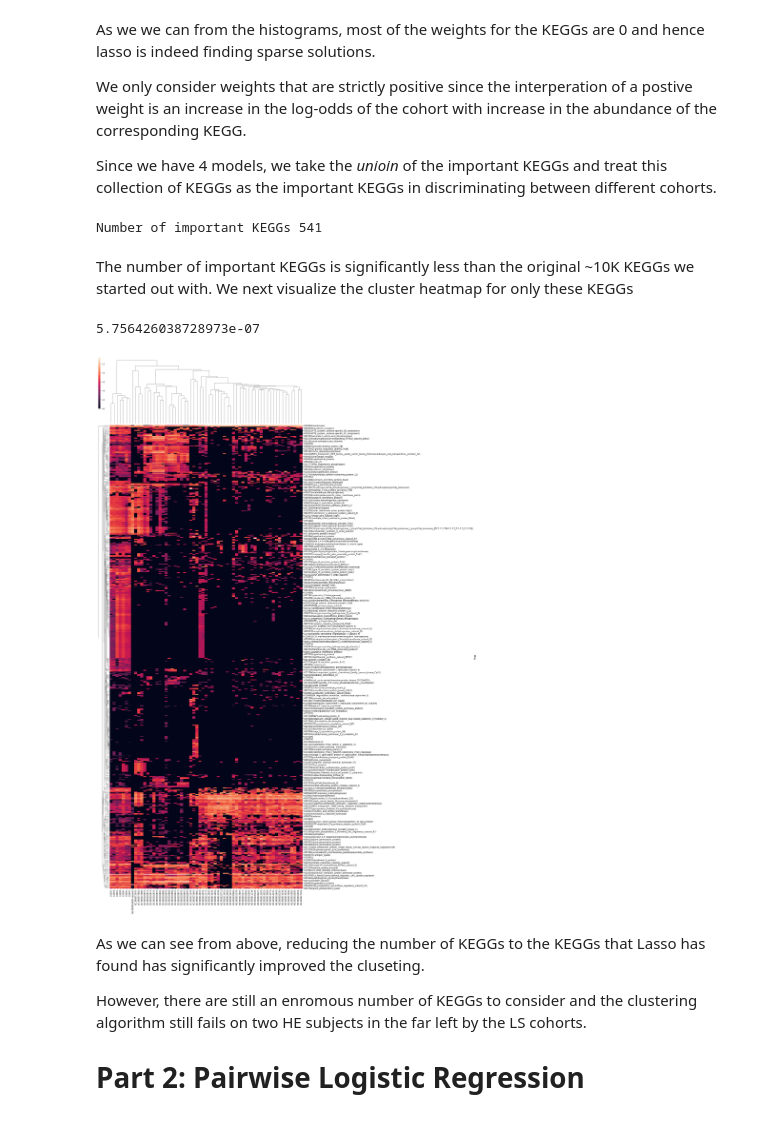
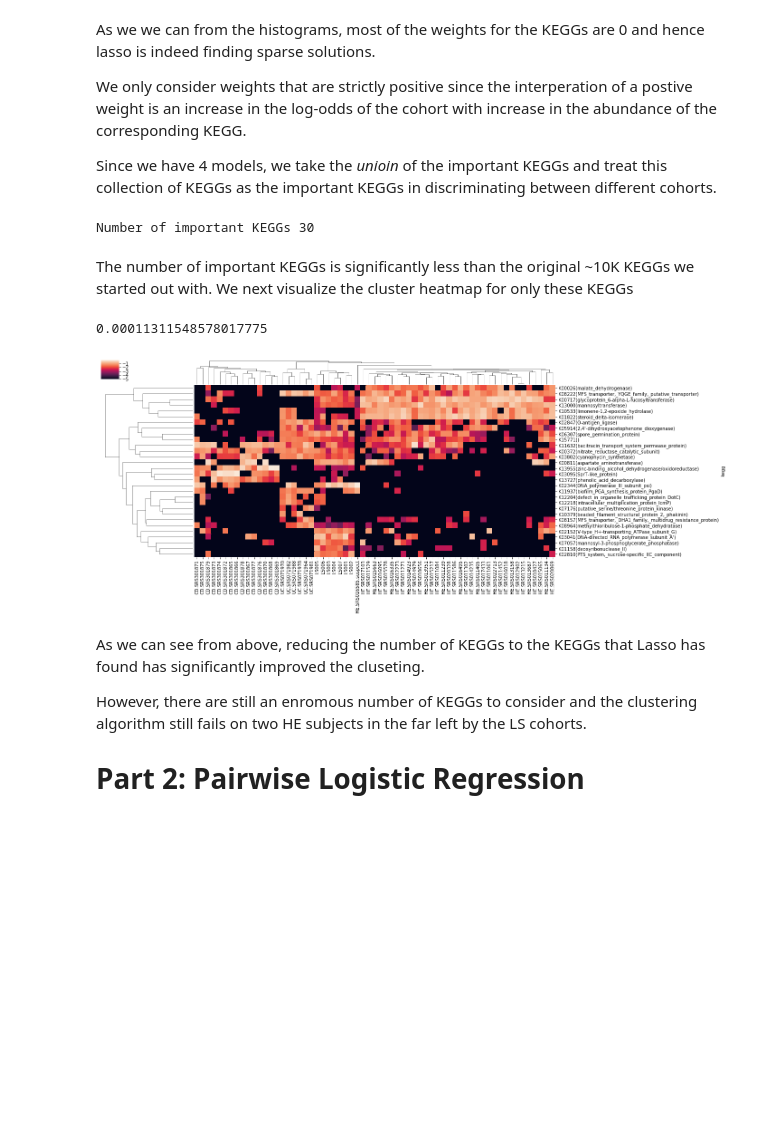
Before and after one commit to myazdani/KEGGs-15-12-2017, a Jupyter notebook: scripts/ratio-analysis/2018-06-30_pairwife-logistic-regression.ipynb, the cells around one changed output. Cells and saved outputs as stored; diff of their text form; code cells hidden in the pictures; blank space fills up the shorter version.

```diff
--- a/scripts/ratio-analysis/2018-06-30_pairwife-logistic-regression.ipynb
+++ b/scripts/ratio-analysis/2018-06-30_pairwife-logistic-regression.ipynb
@@ -81,9 +85,9 @@ Since we have 4 cohorts and Lasso Logistic Regression is for binary regression,
 # %%
 plt.figure(figsize=(18,8))
 important_keggs = []
-
+thresh = 0.05
 for i in range(4):
     plt.subplot(2,2,i+1)
     plt.hist(LR.coef_[i,:], bins=100)
-    important_keggs.append(np.where(LR.coef_[i,:] > 0)[0])
+    important_keggs.append(np.where(LR.coef_[i,:] > thresh)[0])
 # %% [output]
@@ -99,7 +103,7 @@ discriminating_keggs = np.array(list(set([kegg for keggs in important_keggs for
 
 print("Number of important KEGGs", len(discriminating_keggs))
 # %% [output]
-Number of important KEGGs 541
+Number of important KEGGs 30
 # %% [markdown]
 The number of important KEGGs is significantly less than the original ~10K KEGGs we started out with. We next visualize the cluster heatmap for only these KEGGs
 # %%
@@ -112,12 +116,12 @@ df_subset_normalized.iloc[:,2:] = df_subset_normalized.iloc[:,2:]/total_abund
 
 np.min(df_subset_normalized.iloc[:,2:].values[df_subset_normalized.iloc[:,2:].values>0])
 # %% [output]
-5.756426038728973e-07
+0.00011311548578017775
 # %%
-sns.clustermap(np.log10(1e-6+df_subset_normalized.iloc[:,2:]),
-               figsize=(18, 48));
+sns.clustermap(np.log10(1e-5+df_subset_normalized.iloc[:,2:]),
+               figsize=(18, 8));
 # %% [output]
-[figure, old version]
+[figure, new version]
 # %% [markdown]
 As we can see from above, reducing the number of KEGGs to the KEGGs that Lasso has found has significantly improved the cluseting.
 
```
Also changed, not shown: parts of 36 cells of this notebook.
